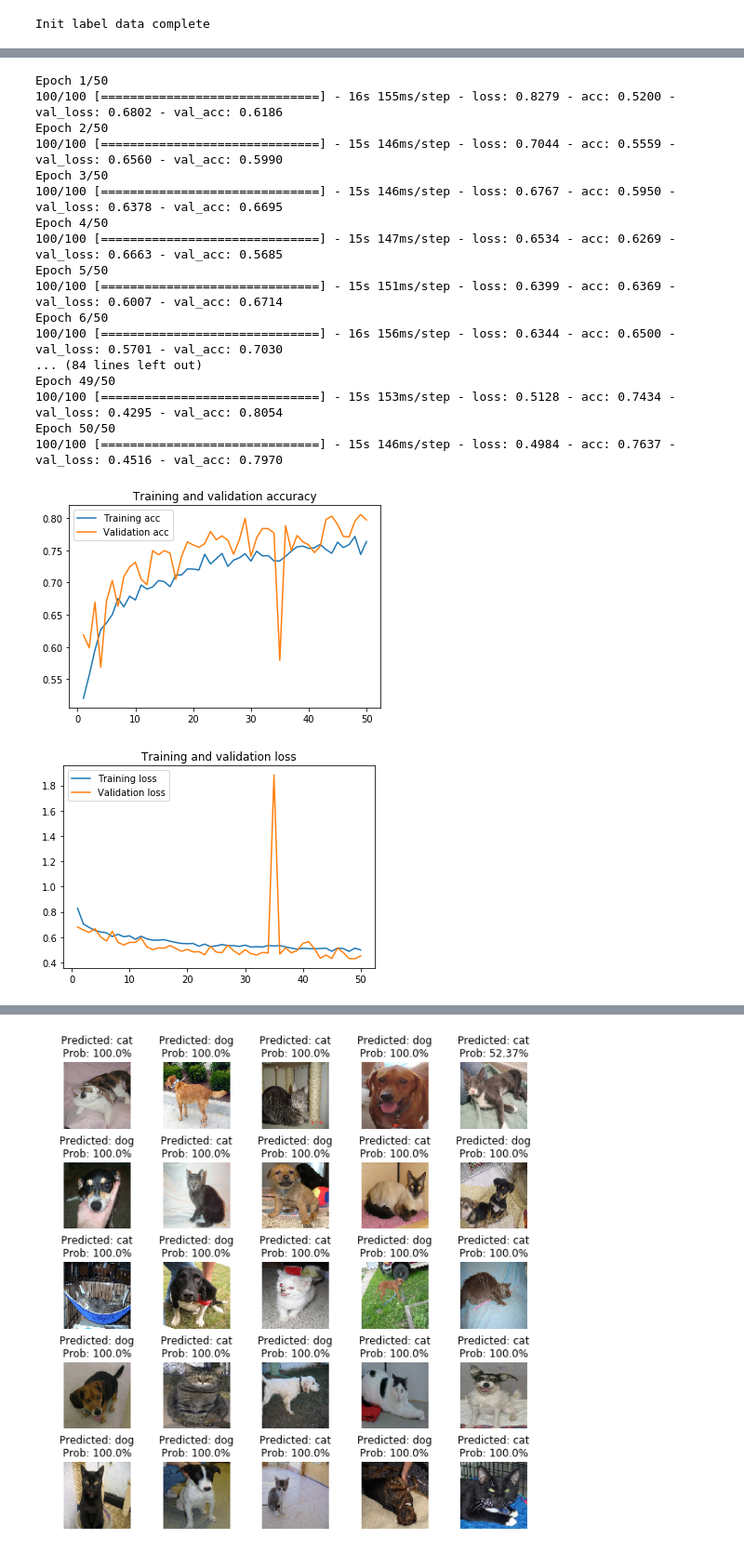
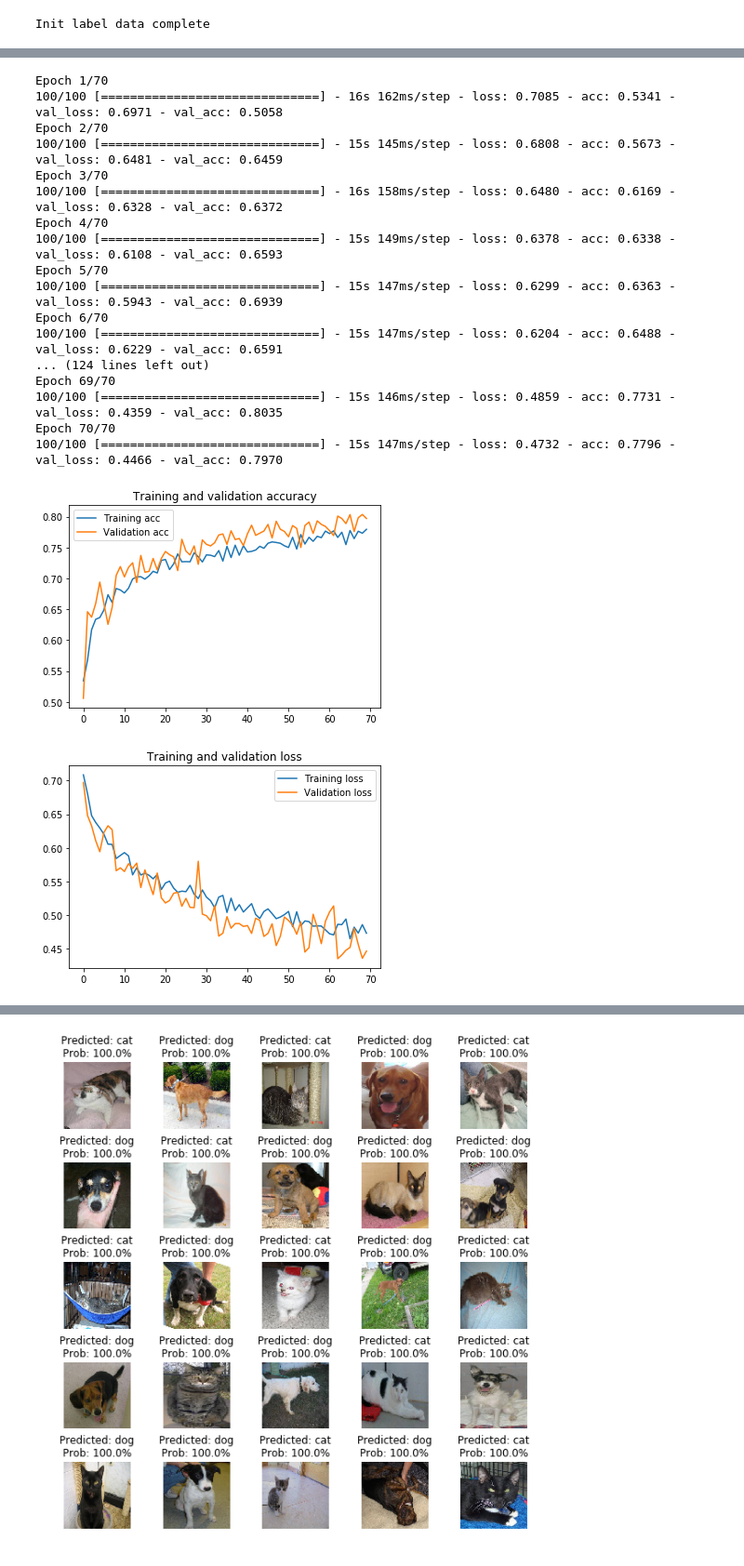
Before and after one commit to PattarapornH/cats-dogs-classifier, a Jupyter notebook: cats_dogs_classifier.ipynb, the cells around one changed output, grey strips where cells are left out. Shown at 93% size. Cells and saved outputs as stored; diff of their text form; code cells hidden in the pictures.

Commit message:
accuracy 70% fitting

```diff
--- a/cats_dogs_classifier.ipynb
+++ b/cats_dogs_classifier.ipynb
@@ -49,10 +55,10 @@ len(path_cats_train),len(path_dogs_train)
 X_train = []
 j = 0
 k = 0
-for i in range(6000):
+for i in range(7000):
   if(i%50 == 0):
     print('.', end='')
-  if(i%3000 == 0 and i != 0):
+  if(i%4000 == 0 and i != 0):
     print('\n')
 # i%2 == 0 ? cat:dog
   try:
@@ -114,10 +166,10 @@ len(path_cats_test),len(path_dogs_test)
 X_test = []
 j = 0
 k = 0
-for i in range(1000):
+for i in range(2000):
   if(i%10 == 0):
     print('.', end='')
-  if(i == 500):
+  if(i == 1000):
     print('\n')
   try:
     if(i%2 == 0):
@@ -202,11 +208,14 @@ plt.imshow(X_valid[1]/255)
 y_train = []
 y_test = []
 y_valid = []
-for i in range(6000):
+for i in range(7000):
   if(i < 1000):
     y_train.append(i%2)
     y_test.append(i%2)
     y_valid.append(i%2)
+  elif(i < 2000):
+    y_train.append(i%2)
+    y_test.append(i%2)
   else :
     y_train.append(i%2)
 
@@ -316,50 +329,49 @@ Trainable params: 19,034,177
 Non-trainable params: 0
 _________________________________________________________________
 # %%
-model.compile(loss='binary_crossentropy', optimizer='rmsprop',metrics=['accuracy'])
+model.compile(loss='binary_crossentropy', optimizer=RMSprop(lr=0.0001),metrics=['accuracy'])
 
 train_model = model.fit_generator(
     train_generator,
     steps_per_epoch=100,
-    epochs= 50,
+    epochs= 70,
     validation_data=valid_generator,
     validation_steps=50)
 # %% [output]
-Epoch 1/50
-100/100 [==============================] - 16s 155ms/step - loss: 0.8279 - acc: 0.5200 - val_loss: 0.6802 - val_acc: 0.6186
-Epoch 2/50
-100/100 [==============================] - 15s 146ms/step - loss: 0.7044 - acc: 0.5559 - val_loss: 0.6560 - val_acc: 0.5990
-Epoch 3/50
-100/100 [==============================] - 15s 146ms/step - loss: 0.6767 - acc: 0.5950 - val_loss: 0.6378 - val_acc: 0.6695
-Epoch 4/50
-100/100 [==============================] - 15s 147ms/step - loss: 0.6534 - acc: 0.6269 - val_loss: 0.6663 - val_acc: 0.5685
-Epoch 5/50
-100/100 [==============================] - 15s 151ms/step - loss: 0.6399 - acc: 0.6369 - val_loss: 0.6007 - val_acc: 0.6714
-Epoch 6/50
-100/100 [==============================] - 16s 156ms/step - loss: 0.6344 - acc: 0.6500 - val_loss: 0.5701 - val_acc: 0.7030
-... (84 lines left out)
-Epoch 49/50
-100/100 [==============================] - 15s 153ms/step - loss: 0.5128 - acc: 0.7434 - val_loss: 0.4295 - val_acc: 0.8054
-Epoch 50/50
-100/100 [==============================] - 15s 146ms/step - loss: 0.4984 - acc: 0.7637 - val_loss: 0.4516 - val_acc: 0.7970
+Epoch 1/70
+100/100 [==============================] - 16s 162ms/step - loss: 0.7085 - acc: 0.5341 - val_loss: 0.6971 - val_acc: 0.5058
+Epoch 2/70
+100/100 [==============================] - 15s 145ms/step - loss: 0.6808 - acc: 0.5673 - val_loss: 0.6481 - val_acc: 0.6459
+Epoch 3/70
+100/100 [==============================] - 16s 158ms/step - loss: 0.6480 - acc: 0.6169 - val_loss: 0.6328 - val_acc: 0.6372
+Epoch 4/70
+100/100 [==============================] - 15s 149ms/step - loss: 0.6378 - acc: 0.6338 - val_loss: 0.6108 - val_acc: 0.6593
+Epoch 5/70
+100/100 [==============================] - 15s 147ms/step - loss: 0.6299 - acc: 0.6363 - val_loss: 0.5943 - val_acc: 0.6939
+Epoch 6/70
+100/100 [==============================] - 15s 147ms/step - loss: 0.6204 - acc: 0.6488 - val_loss: 0.6229 - val_acc: 0.6591
+... (124 lines left out)
+Epoch 69/70
+100/100 [==============================] - 15s 146ms/step - loss: 0.4859 - acc: 0.7731 - val_loss: 0.4359 - val_acc: 0.8035
+Epoch 70/70
+100/100 [==============================] - 15s 147ms/step - loss: 0.4732 - acc: 0.7796 - val_loss: 0.4466 - val_acc: 0.7970
 # %%
 acc = train_model.history['acc']
 val_acc = train_model.history['val_acc']
 loss = train_model.history['loss']
 val_loss = train_model.history['val_loss']
 
-epochs = range(1, len(acc) + 1)
-
-plt.plot(epochs, acc, label='Training acc')
-plt.plot(epochs, val_acc, label='Validation acc')
+plt.plot(acc, label='Training acc')
+plt.plot(val_acc, label='Validation acc')
 plt.title('Training and validation accuracy')
 plt.legend()
+
 plt.figure()
-plt.plot(epochs, loss, label='Training loss')
-plt.plot(epochs, val_loss, label='Validation loss')
+plt.plot(loss, label='Training loss')
+plt.plot(val_loss, label='Validation loss')
 plt.title('Training and validation loss')
 plt.legend()
 plt.show()
 # %% [output]
-[figure, old version]
+[figure, new version]
-[figure, old version]
+[figure, new version]
```
Also changed, not shown: parts of 22 cells of this notebook.
